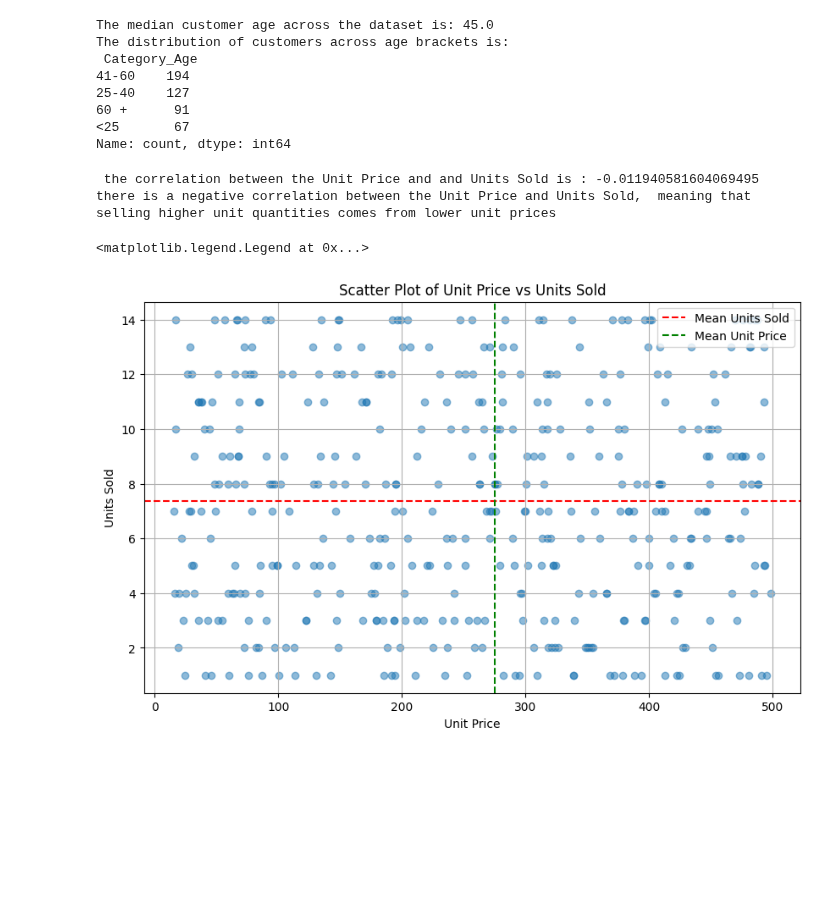
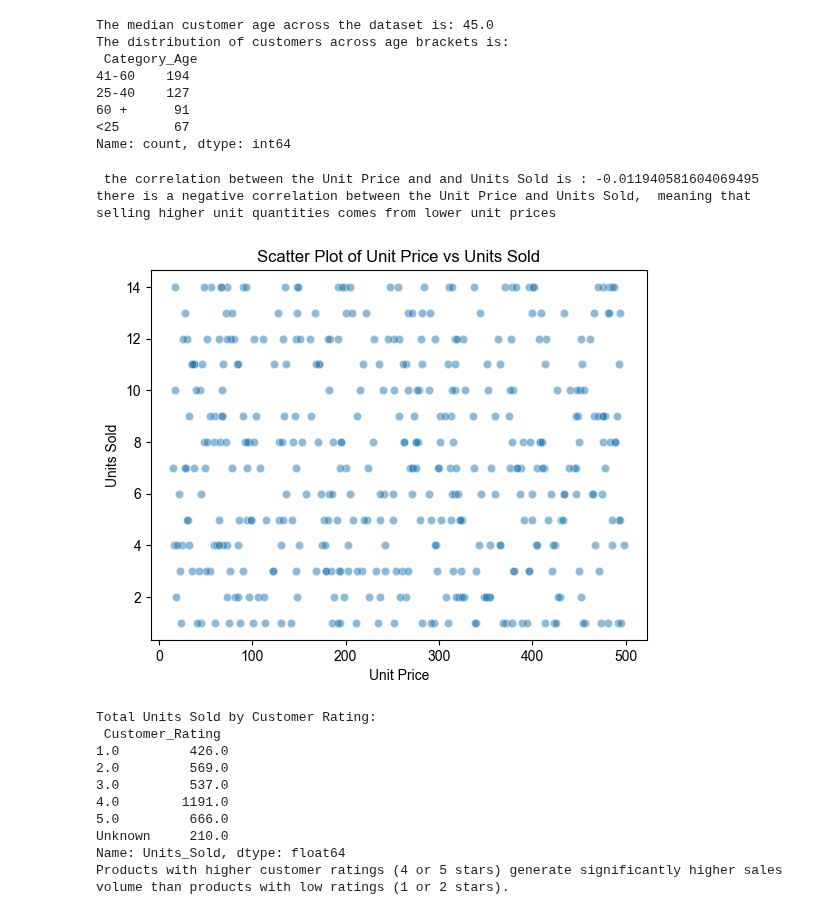
Before and after one commit to Erico0007/python_training, a Jupyter notebook: clean.ipynb, the cells around one changed output. Saved outputs shown, nothing was run; the diff lists cells and outputs as text; code cells hidden in the pictures; blank space fills up the shorter version.

```diff
--- a/clean.ipynb
+++ b/clean.ipynb
@@ -347,42 +347,59 @@ Name: count, dtype: int64
 
 #Q6. Region vs. Category Matrix: Which specific product category is the top seller in each region?
 
 new_version_data.pivot_table( index='Region', columns = 'Category', values= 'Units_Sold', aggfunc='sum')
 
 #Q7. Volume vs. Price Relationship: Does selling higher unit quantities come from lower unit prices?
 # Is there a noticeable correlation between Unit_Price and Units_Sold?
 
 volume_relationship = new_version_data[['Unit_Price', 'Units_Sold']].corr()
 print(f" the correlation between the Unit Price and and Units Sold is : {volume_relationship.loc['Unit_Price','Units_Sold']}")
 
 if volume_relationship.loc['Unit_Price','Units_Sold'] > 0 :
     print(
         "There is a positive correlation between Unit_Price and Units_Sold, "
         "meaning that selling higher unit quantities comes from higher unit prices."
     )
 if volume_relationship.loc['Unit_Price','Units_Sold'] < 0 :
     print(f"there is a negative correlation between the Unit Price and Units Sold, "
          " meaning that selling higher unit quantities comes from lower unit prices"
           )
 
 
 
 
 #DRAW THE SCATTER PLOT
 
 figsize= (10,6)
-fig,ax = plt.subplots(figsize=figsize)
-ax.scatter(new_version_data['Unit_Price'], new_version_data['Units_Sold'], alpha
-=0.5)
-ax.set_title('Scatter Plot of Unit Price vs Units Sold')
-ax.set_xlabel('Unit Price')
-ax.set_ylabel('Units Sold')
-ax.grid(True)
-ax.axhline(y=new_version_data['Units_Sold'].mean(), color='r', linestyle='--', label='Mean Units Sold')
-ax.axvline(x=new_version_data['Unit_Price'].mean(), color='g', linestyle='--', label='Mean Unit Price')
-ax.legend()
+sns.scatterplot(data=new_version_data, x='Unit_Price', y='Units_Sold', alpha=0.5)
+sns.set_style("whitegrid")
+plt.title("Scatter Plot of Unit Price vs Units Sold")
+plt.xlabel("Unit Price")
+plt.ylabel("Units Sold")
+plt.show()
 # %% [output]
  the correlation between the Unit Price and and Units Sold is : -0.011940581604069495
 there is a negative correlation between the Unit Price and Units Sold,  meaning that selling higher unit quantities comes from lower unit prices
-<matplotlib.legend.Legend at 0x...>
-[figure, old version]
+[figure, new version]
+# %%
+#Q8. Rating vs. Sales Volume: Do products with higher customer ratings (4 or 5 stars) generate significantly higher sales volume than products with low ratings (1 or 2 stars)?
+
+rating_sales = new_version_data.groupby('Customer_Rating')['Units_Sold'].sum()
+print(f"Total Units Sold by Customer Rating: \n {rating_sales}")
+
+
+if rating_sales.loc[4] + rating_sales.loc[5] > rating_sales.loc[1] + rating_sales.loc[2]:
+    print("Products with higher customer ratings (4 or 5 stars) generate significantly higher sales volume than products with low ratings (1 or 2 stars).")
+else:
+    print("Products with higher customer ratings (4 or 5 stars) do NOT generate significantly higher sales volume than products with low ratings (1 or 2 stars).")
+# %% [output]
+Total Units Sold by Customer Rating:
+ Customer_Rating
+1.0         426.0
+2.0         569.0
+3.0         537.0
+4.0        1191.0
+5.0         666.0
+Unknown     210.0
+Name: Units_Sold, dtype: float64
+Products with higher customer ratings (4 or 5 stars) generate significantly higher sales volume than products with low ratings (1 or 2 stars).
```
Also changed, not shown: parts of 2 cells of this notebook.
